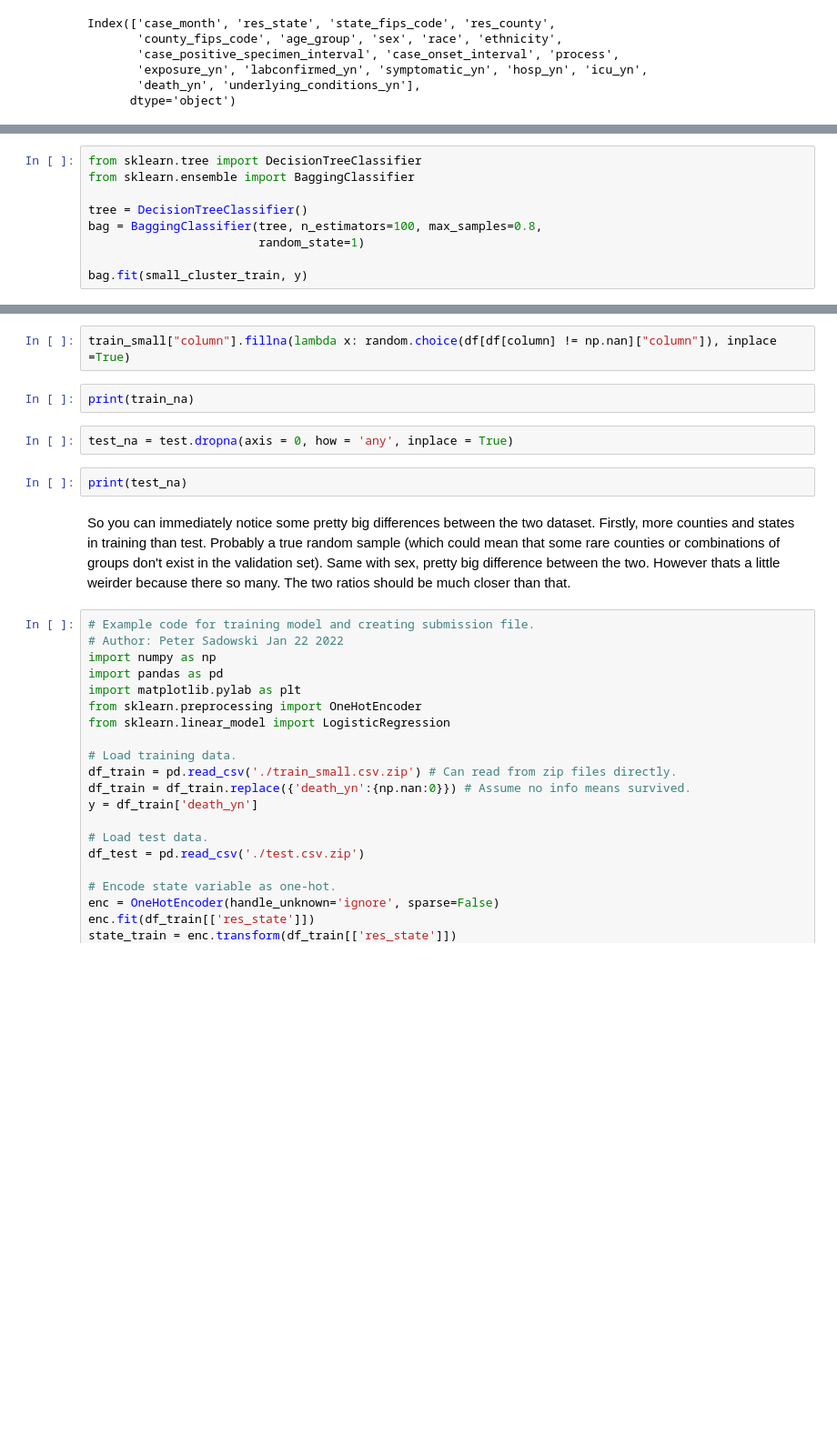
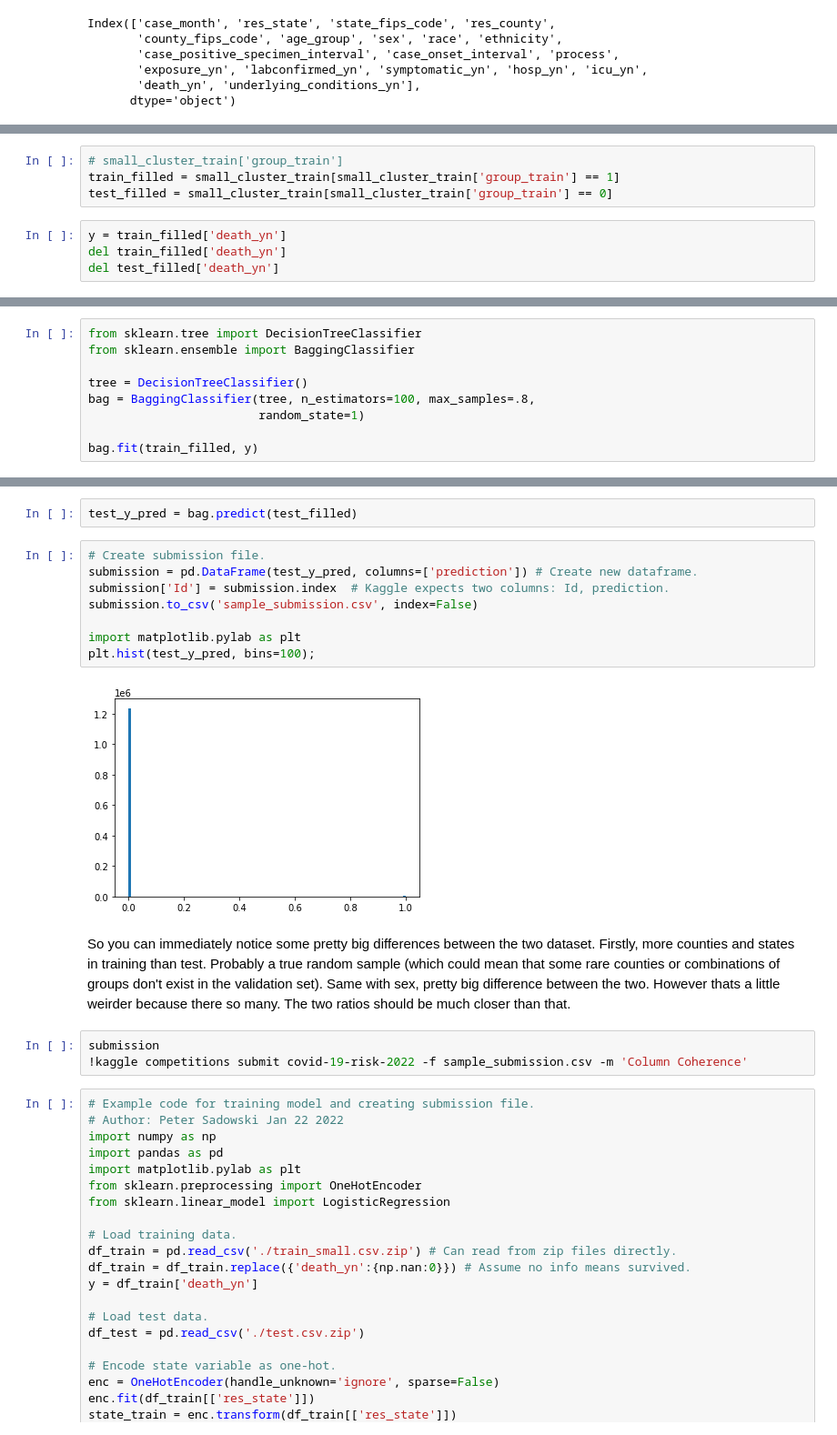
Before and after one commit to seismosmsr/machine_learning, a Jupyter notebook: kaggle_api_in_colab.ipynb, the cells around one changed output, grey strips where cells are left out. Shown at 91% size. Saved outputs shown, nothing was run; the diff lists cells and outputs as text; blank space fills up the shorter version.

```diff
--- a/kaggle_api_in_colab.ipynb
+++ b/kaggle_api_in_colab.ipynb
@@ -285,3 +309,11 @@ y = train[identified_clusters != 3]['death_yn'][train[identified_clusters != 3][
+# %%
+# small_cluster_train['group_train']
+train_filled = small_cluster_train[small_cluster_train['group_train'] == 1]
+test_filled = small_cluster_train[small_cluster_train['group_train'] == 0]
+# %%
+y = train_filled['death_yn']
+del train_filled['death_yn']
+del test_filled['death_yn']
 # %%
 print(len(y))
 print(len(small_cluster_train))
@@ -293,7 +325,7 @@ from sklearn.tree import DecisionTreeClassifier
 from sklearn.ensemble import BaggingClassifier
 
 tree = DecisionTreeClassifier()
-bag = BaggingClassifier(tree, n_estimators=100, max_samples=0.8,
+bag = BaggingClassifier(tree, n_estimators=100, max_samples=.8,
                         random_state=1)
 
-bag.fit(small_cluster_train, y)
+bag.fit(train_filled, y)
@@ -316,13 +332,20 @@ df["column"].fillna(lambda x: random.choice(df[df[column] != np.nan]["column"]),
-# %%
-train_small["column"].fillna(lambda x: random.choice(df[df[column] != np.nan]["column"]), inplace =True)
-# %%
-print(train_na)
-# %%
-test_na = test.dropna(axis = 0, how = 'any', inplace = True)
-# %%
-print(test_na)
+# %%
+test_y_pred = bag.predict(test_filled)
+# %%
+# Create submission file.
+submission = pd.DataFrame(test_y_pred, columns=['prediction']) # Create new dataframe.
+submission['Id'] = submission.index  # Kaggle expects two columns: Id, prediction.
+submission.to_csv('sample_submission.csv', index=False)
+
+import matplotlib.pylab as plt
+plt.hist(test_y_pred, bins=100);
+# %% [output]
+[figure, added]
 # %% [markdown]
 So you can immediately notice some pretty big differences between the two dataset. Firstly, more counties and states in training than test. Probably a true random sample (which could mean that some rare counties or combinations of groups don't exist in the validation set). Same with sex, pretty big difference between the two. However thats a little weirder because there so many. The two ratios should be much closer than that.
+# %%
+submission
+!kaggle competitions submit covid-19-risk-2022 -f sample_submission.csv -m 'Column Coherence'
 # %%
 # Example code for training model and creating submission file.
 # Author: Peter Sadowski Jan 22 2022
```
Also changed, not shown: parts of 16 cells of this notebook.
